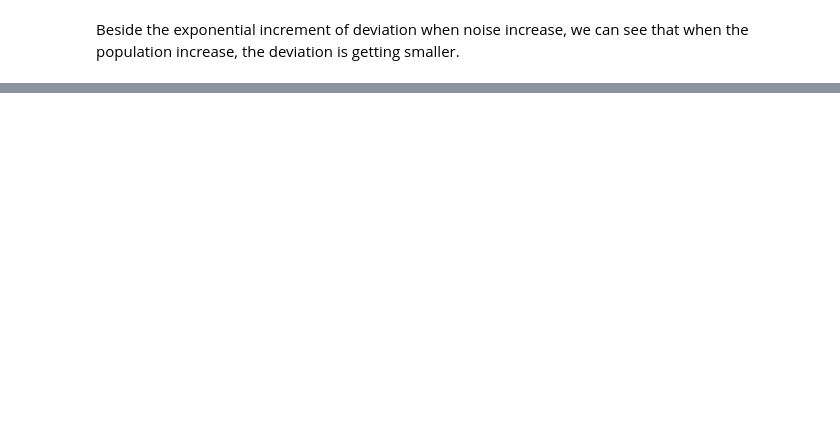
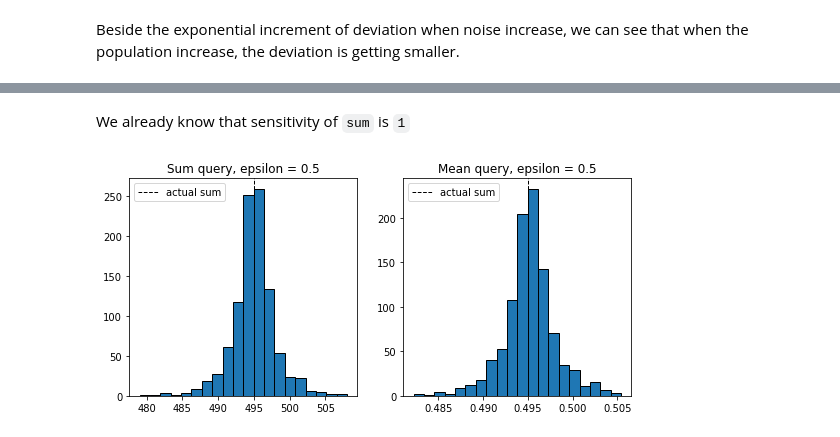
Before and after one commit to Luvata/udacity_private_ai, a Jupyter notebook: L5_intro_local_global_differential_privacy/Local and Global Differential Privacy.ipynb, the cells around one changed output, grey strips where cells are left out. Saved outputs shown, nothing was run; the diff lists cells and outputs as text; code cells hidden in the pictures; blank space fills up the shorter version.

```diff
--- a/L5_intro_local_global_differential_privacy/Local and Global Differential Privacy.ipynb
+++ b/L5_intro_local_global_differential_privacy/Local and Global Differential Privacy.ipynb
@@ -136,0 +212,33 @@ Beside the exponential increment of deviation when noise increase, we can see th
+# %% [markdown]
+We already know that sensitivity of `sum` is `1`
+# %%
+num_entries = 1000
+SUM_SENSITIVITY = 1.
+MEAN_SENSITIVITY = 1./ num_entries
+# %%
+db, pdbs = create_db_and_parallels(num_entries=num_entries)
+# %%
+def query_repeat(db, query, sensitivity, epsilon, num_try= 1000):
+    return [laplacian_mechanism(db, query, sensitivity, epsilon) for _ in range(num_try)]
+# %%
+def plot_distribution(epsilon):
+    augmented_sum_results = query_repeat(db, sum_query, SUM_SENSITIVITY, epsilon, 1000)
+    augmented_mean_results = query_repeat(db, mean_query, MEAN_SENSITIVITY, epsilon, 1000)
+
+    plt.figure(figsize=(9, 4))
+    plt.subplot(1, 2, 1)
+    plt.hist(augmented_sum_results, bins=20, ec='k')
+    plt.axvline(sum_query(db), color='k', linestyle='dashed', linewidth=1, label='actual sum')
+    plt.legend()
+    plt.title(f"Sum query, epsilon = {epsilon}")
+
+    plt.subplot(1, 2, 2)
+    plt.hist(augmented_mean_results, bins=20, ec='k')
+    plt.axvline(mean_query(db), color='k', linestyle='dashed', linewidth=1, label='actual sum')
+    plt.legend()
+    plt.title(f"Mean query, epsilon = {epsilon}")
+    plt.show()
+# %%
+plot_distribution(epsilon=0.5)
+# %% [output]
+[figure, added]
```
Also changed, not shown: parts of 11 cells of this notebook, 4 other files.
